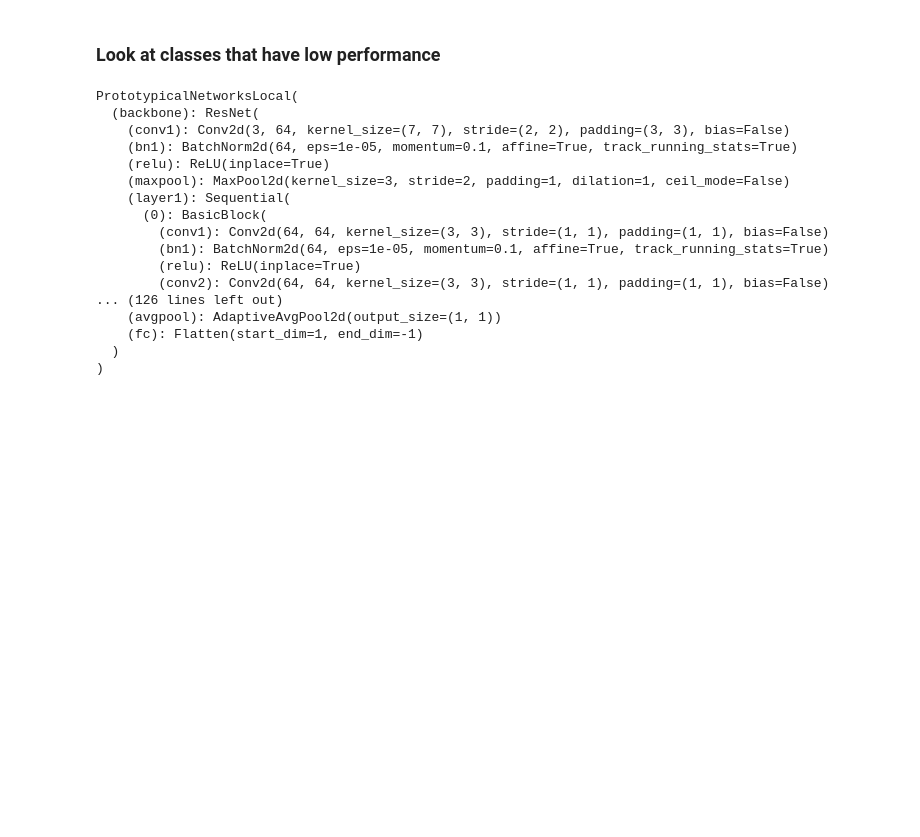
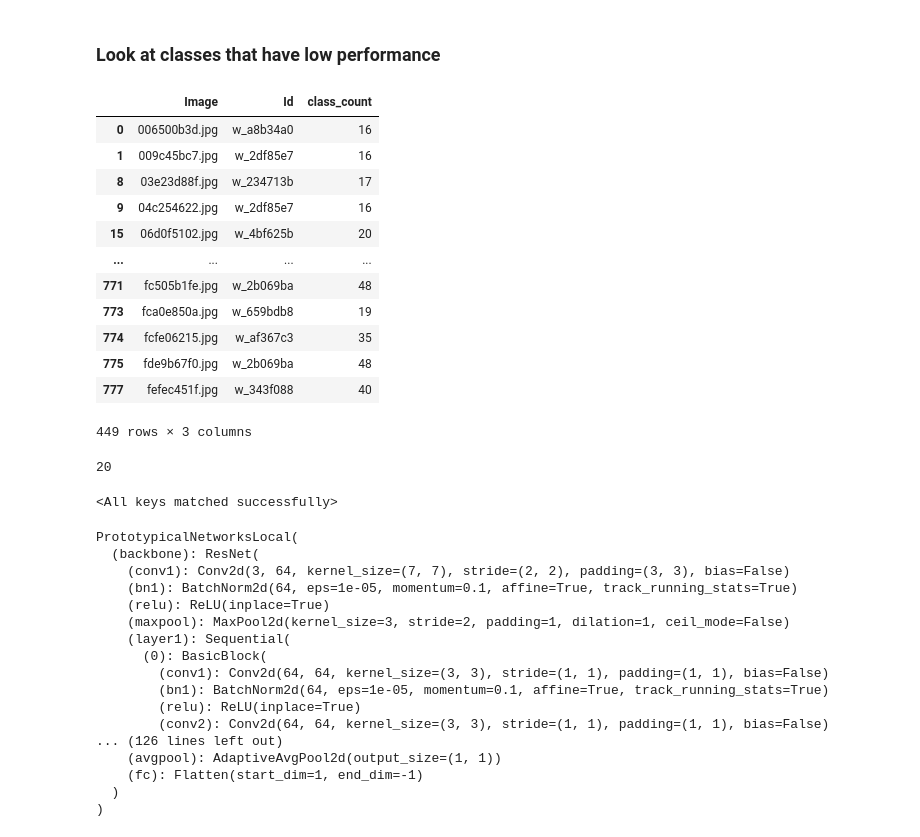
Before and after one commit to jwells52/creating-ai-enabled-systems, a Jupyter notebook: Research Project/notebooks/fsl_experiment2.ipynb, the cells around one changed output. Cells and saved outputs as stored; diff of their text form; code cells hidden in the pictures; blank space fills up the shorter version.

```diff
--- a/Research Project/notebooks/fsl_experiment2.ipynb
+++ b/Research Project/notebooks/fsl_experiment2.ipynb
@@ -87,3 +90,23 @@ df = remove_new_whale_class(
+# %%
+df
+# %% [output]
+|  | Image | Id | class_count |
+| 0 | 006500b3d.jpg | w_a8b34a0 | 16 |
+| 1 | 009c45bc7.jpg | w_2df85e7 | 16 |
+| 8 | 03e23d88f.jpg | w_234713b | 17 |
+| 9 | 04c254622.jpg | w_2df85e7 | 16 |
+| 15 | 06d0f5102.jpg | w_4bf625b | 20 |
+| ... | ... | ... | ... |
+| 771 | fc505b1fe.jpg | w_2b069ba | 48 |
+| 773 | fca0e850a.jpg | w_659bdb8 | 19 |
+| 774 | fcfe06215.jpg | w_af367c3 | 35 |
+| 775 | fde9b67f0.jpg | w_2b069ba | 48 |
+| 777 | fefec451f.jpg | w_343f088 | 40 |
+449 rows × 3 columns
+# %%
+len(df['Id'].unique())
+# %% [output]
+20
 # %%
 class PrototypicalNetworksLocal(torch.nn.Module):
     def __init__(self, backbone: nn.Module):
@@ -122,12 +145,14 @@ class PrototypicalNetworksLocal(torch.nn.Module):
         scores = -dists
         return scores
 # %%
-cnn = resnet34(weights=True).to(device)
+cnn = resnet34().to(device)
 cnn.fc = torch.nn.Flatten()
 few_shot_classifier = PrototypicalNetworksLocal(cnn).to(device)
-# few_shot_classifier.load_state_dict(
-#   torch.load('/content/creating-ai-enabled-systems/Research Project/models/prototypical_network_resnet34_prod_last_epoch')()
-# )
+few_shot_classifier.load_state_dict(
+  torch.load('/content/drive/MyDrive/test_checkpoint')
+)
+# %% [output]
+<All keys matched successfully>
 # %%
 few_shot_classifier.eval()
 # %% [output]
```
Also changed, not shown: parts of 5 cells of this notebook.
